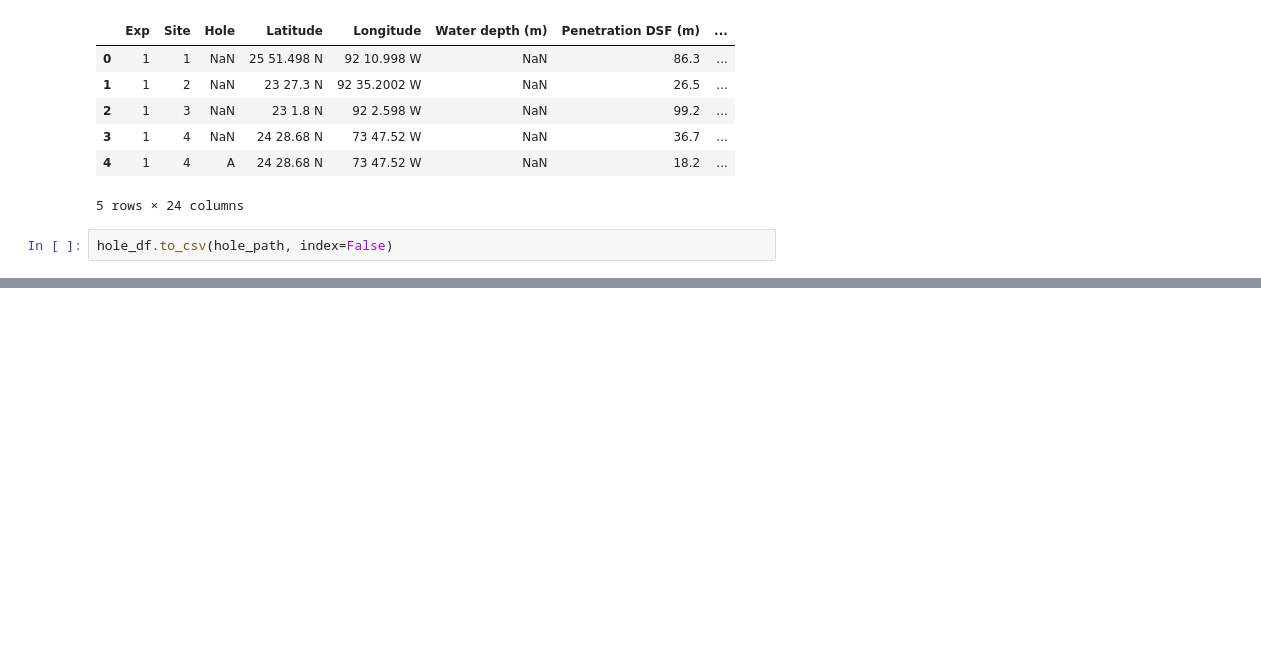
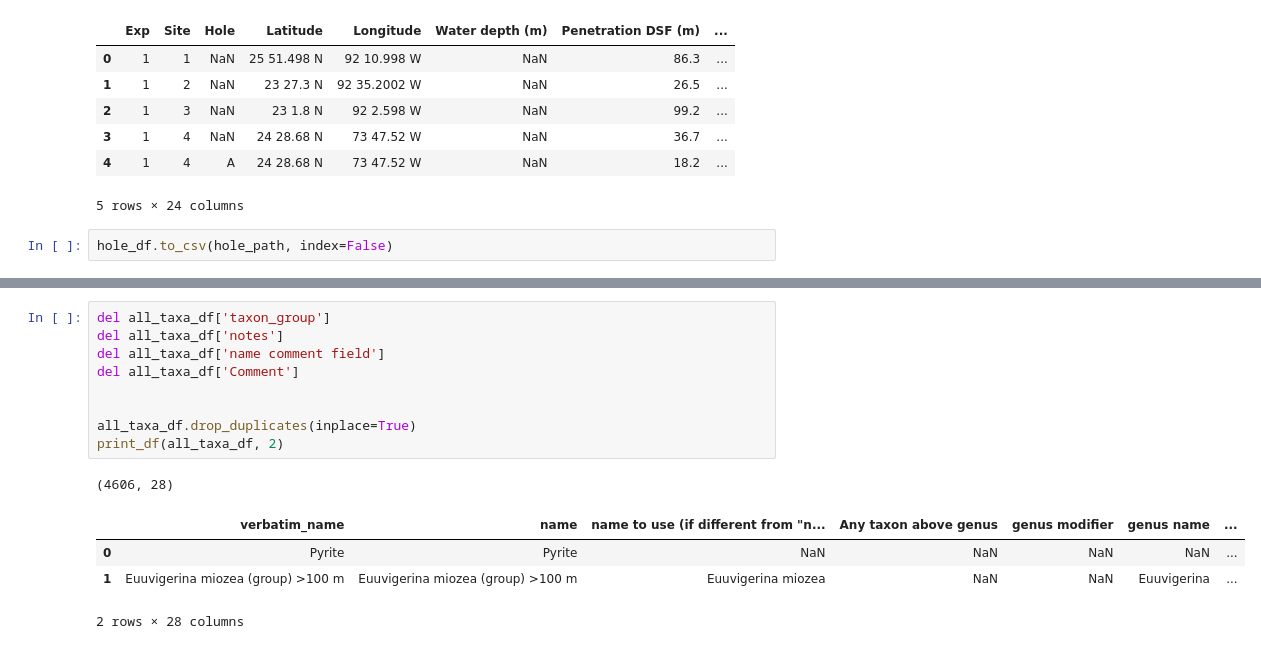
Before and after one commit to throughput-ec/ec_workshops_py, a Jupyter notebook: data_cleaning/notebooks/prepare_files.ipynb, the cells around one changed output, grey strips where cells are left out. Drawn from its saved outputs; the diff is of its cells as text; blank space fills up the shorter version.

```diff
--- a/data_cleaning/notebooks/prepare_files.ipynb
+++ b/data_cleaning/notebooks/prepare_files.ipynb
@@ -66,0 +80,15 @@ hole_df.to_csv(hole_path, index=False)
+# %%
+del all_taxa_df['taxon_group']
+del all_taxa_df['notes']
+del all_taxa_df['name comment field']
+del all_taxa_df['Comment']
+
+
+all_taxa_df.drop_duplicates(inplace=True)
+print_df(all_taxa_df, 2)
+# %% [output]
+(4606, 28)
+|  | verbatim_name | name | name to use (if different from "n... | Any taxon above genus | genus modifier | genus name | ... |
+| 0 | Pyrite | Pyrite | NaN | NaN | NaN | NaN | ... |
+| 1 | Euuvigerina miozea (group) >100 m | Euuvigerina miozea (group) >100 m | Euuvigerina miozea | NaN | NaN | Euuvigerina | ... |
+2 rows × 28 columns
```
Also changed, not shown: parts of 8 cells of this notebook.
